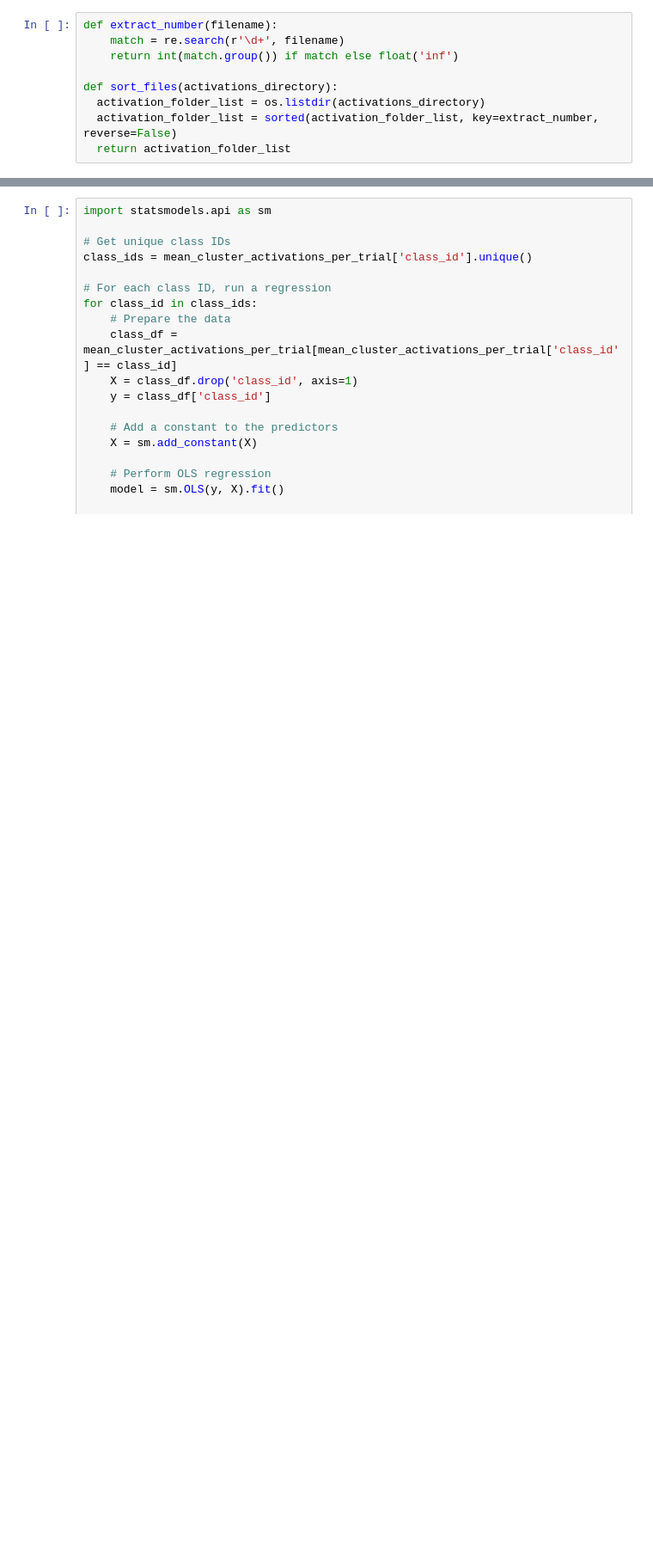
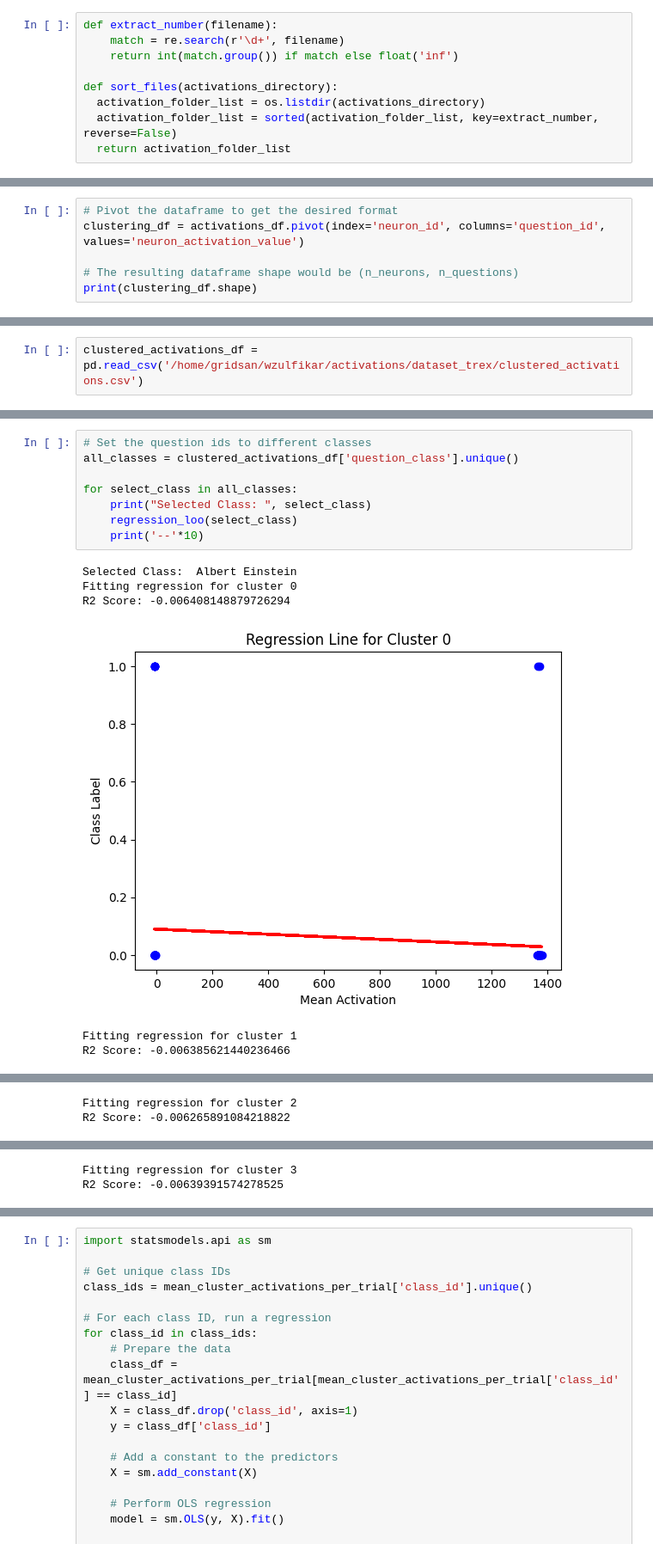
Before and after one commit to mitmedialab/Society-of-Neurons, a Jupyter notebook: Notebooks/ActivationstoKMeans.ipynb, the cells around one changed output, grey strips where cells are left out. Shown at 86% size. Cells and saved outputs as stored; diff of their text form; blank space fills up the shorter version.

```diff
--- a/Notebooks/ActivationstoKMeans.ipynb
+++ b/Notebooks/ActivationstoKMeans.ipynb
@@ -182,0 +173,6 @@ print(embedding.shape)
+# %%
+# Pivot the dataframe to get the desired format
+clustering_df = activations_df.pivot(index='neuron_id', columns='question_id', values='neuron_activation_value')
+
+# The resulting dataframe shape would be (n_neurons, n_questions)
+print(clustering_df.shape)
@@ -258,0 +233,2 @@ np.unique(kmeans.labels_.to_numpy(), return_counts=1)
+# %%
+clustered_activations_df = pd.read_csv('/home/gridsan/wzulfikar/activations/dataset_trex/clustered_activations.csv')
@@ -258,0 +355,15 @@ np.unique(kmeans.labels_.to_numpy(), return_counts=1)
+# %%
+# Set the question ids to different classes
+all_classes = clustered_activations_df['question_class'].unique()
+
+for select_class in all_classes:
+    print("Selected Class: ", select_class)
+    regression_loo(select_class)
+    print('--'*10)
+# %% [output]
+Selected Class:  Albert Einstein
+Fitting regression for cluster 0
+R2 Score: -0.006408148879726294
+[figure, added]
+Fitting regression for cluster 1
+R2 Score: -0.006385621440236466
@@ -258,0 +371,2 @@ np.unique(kmeans.labels_.to_numpy(), return_counts=1)
+Fitting regression for cluster 2
+R2 Score: -0.006265891084218822
@@ -258,0 +374,2 @@ np.unique(kmeans.labels_.to_numpy(), return_counts=1)
+Fitting regression for cluster 3
+R2 Score: -0.00639391574278525
```
Also changed, not shown: parts of 27 cells of this notebook.
